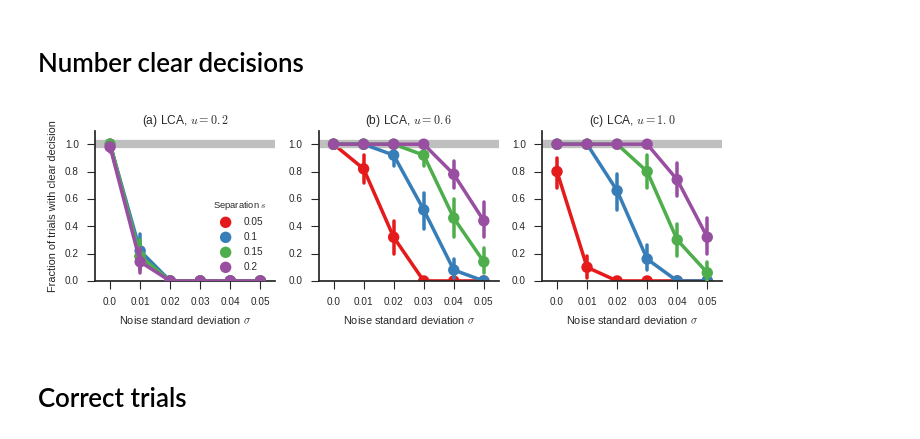
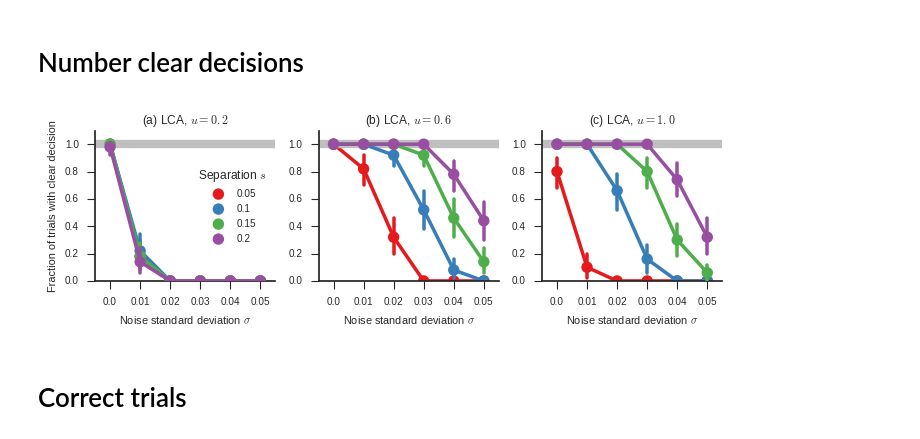
Before and after one commit to ctn-waterloo/cogsci17-decide, a Jupyter notebook: notebooks/Data based plots.ipynb, the cells around one changed output. Drawn from its saved outputs; the diff is of its cells as text; code cells hidden in the pictures.

```diff
--- a/notebooks/Data based plots.ipynb
+++ b/notebooks/Data based plots.ipynb
@@ -9,8 +9,9 @@ import seaborn as sns
 # %%
 sns.set('paper', 'ticks', font_scale=0.9)
 
-col_w = (7. - .25) / 2.
+col_spacing = 0.25
 full_w = 7.
+col_w = (full_w - col_spacing) / 2.
 
 def savefig(fig, name):
     fig.savefig('../doc/paper/figures/{}.pdf'.format(name), bbox_inches='tight', pad_inches=0.)
@@ -33,32 +34,32 @@ dfd = df.query('decided == True')
 # %%
 baselines = sorted(df['baseline'].unique())
 
 fig = plt.figure(figsize=(full_w, col_w / 1.4))
 ax = None
 for i, baseline in enumerate(baselines):
     ax = fig.add_subplot(1, len(baselines), i + 1, sharey=ax)
     plot_optimum_line(ax, 1.)
     sns.pointplot('noise', 'decided', 'target_sep',
                   data=df.query('network == "UsherMcClelland" and baseline == {}'.format(baseline)),
                   palette='Set1')
 
     ax.set_title("({}) LCA, $u={}$".format(string.ascii_lowercase[i], baseline))
     ax.set_xlabel(r"Noise standard deviation $\sigma$")
     if i == 0:
         ax.set_ylabel("Fraction of trials with clear decision")
     else:
         ax.set_ylabel("")
 
     if i == 0:
-        ax.get_legend().set_title("Separation $s$")
+        ax.legend(loc='center right').set_title("Separation $s$")
     else:
         ax.legend().remove()
 
 ax.set_ylim(0., 1.1)
 sns.despine()
 fig.tight_layout()
 # %% [output]
-[figure, old version]
+[figure, new version]
 # %%
 savefig(fig, 'decisions')
 # %% [markdown]
```
Also changed, not shown: parts of 2 cells of this notebook, 2 other files.
